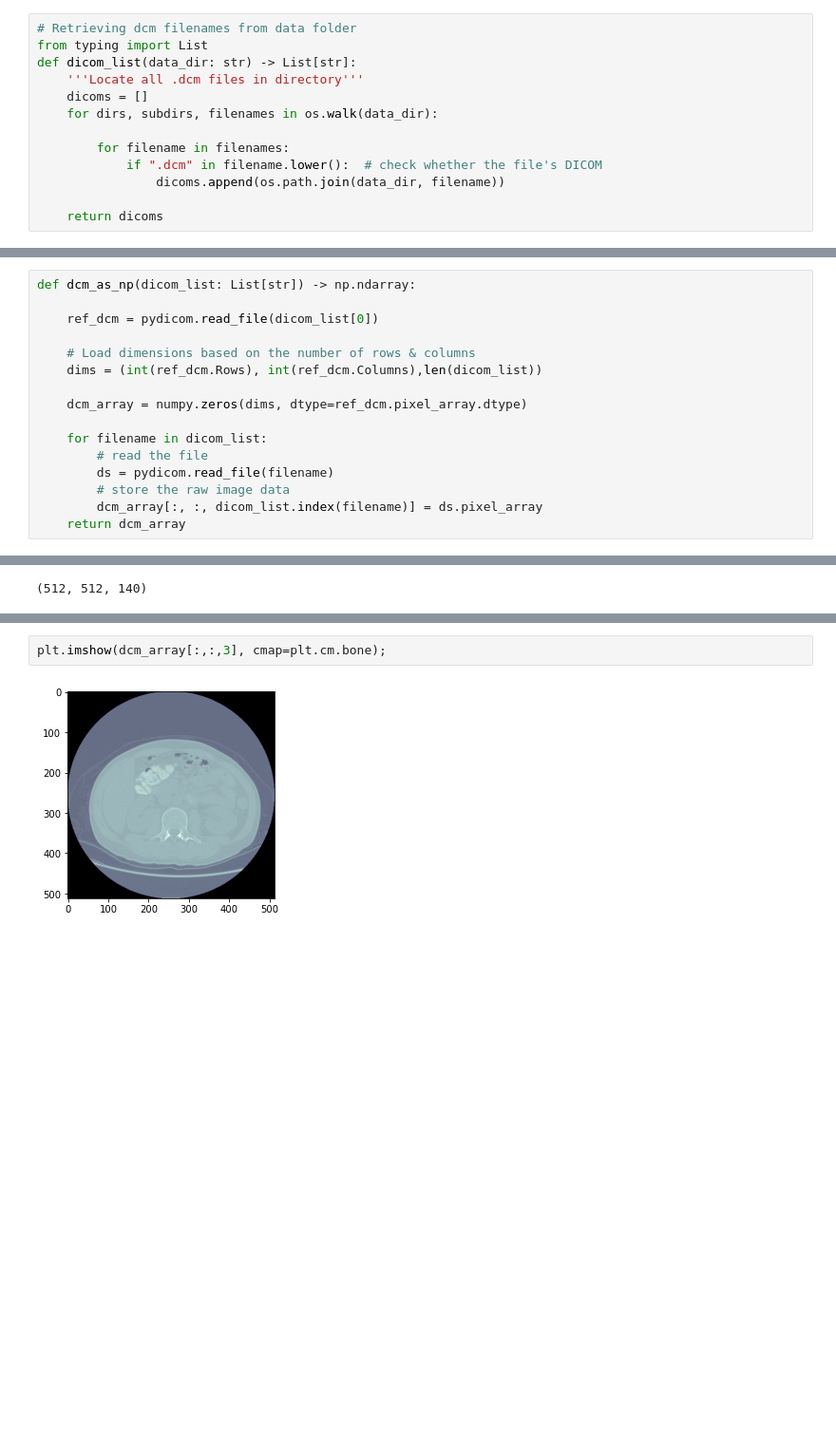
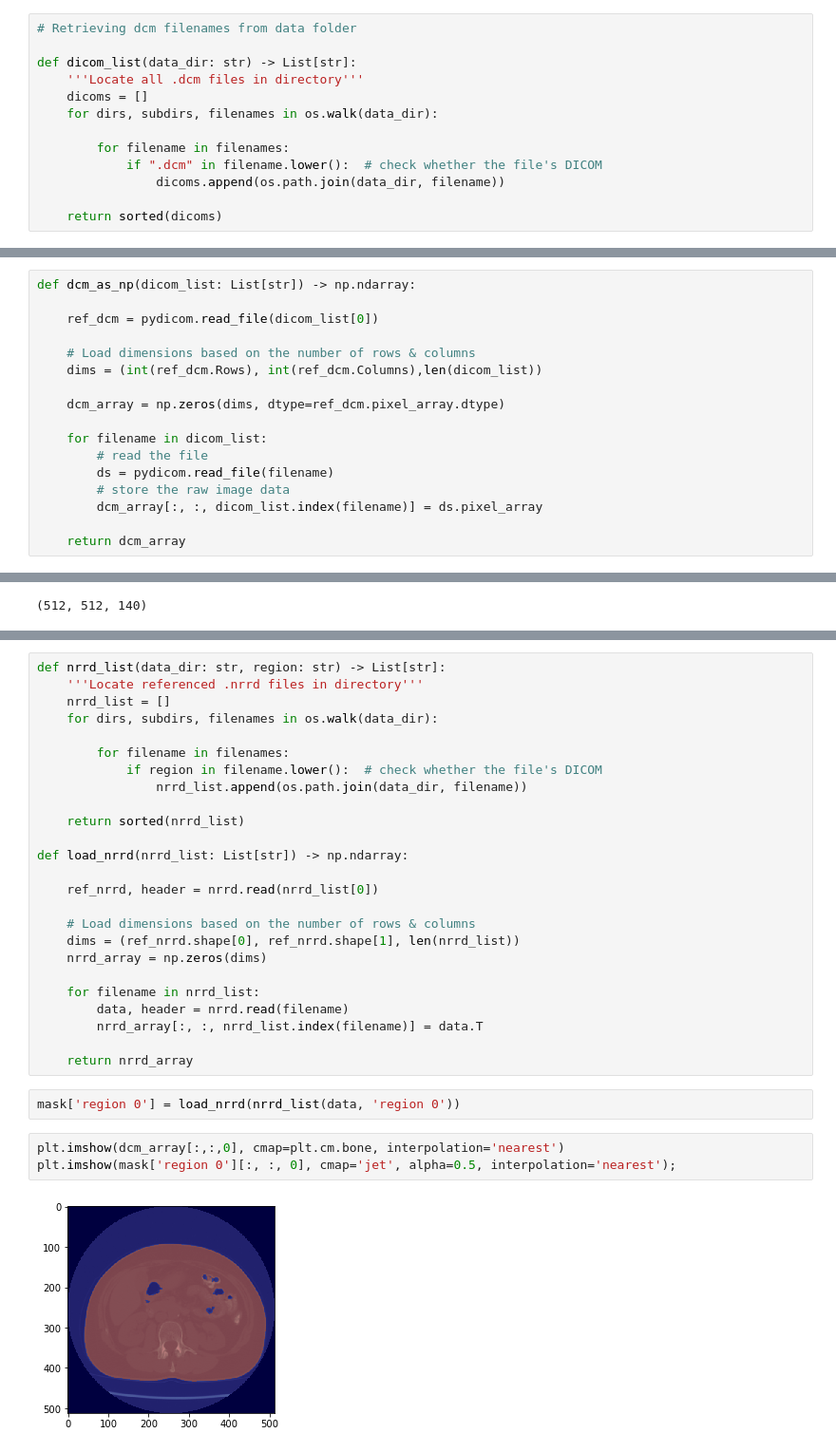
Before and after one commit to crusher083/sarcopenAI, a Jupyter notebook: image-import.ipynb, the cells around one changed output, grey strips where cells are left out. Shown at 95% size. Saved outputs shown, nothing was run; the diff lists cells and outputs as text; blank space fills up the shorter version.

```diff
--- a/image-import.ipynb
+++ b/image-import.ipynb
@@ -14,6 +18,6 @@ data = os.path.abspath('./data')
 # %%
 # Retrieving dcm filenames from data folder
-from typing import List
+
 def dicom_list(data_dir: str) -> List[str]:
     '''Locate all .dcm files in directory'''
     dicoms = []
@@ -23,7 +27,7 @@ def dicom_list(data_dir: str) -> List[str]:
             if ".dcm" in filename.lower():  # check whether the file's DICOM
                 dicoms.append(os.path.join(data_dir, filename))
 
-    return dicoms
+    return sorted(dicoms)
 # %%
 dcms = dicom_list(data)
 # %%
@@ -41,13 +45,14 @@ def dcm_as_np(dicom_list: List[str]) -> np.ndarray:
     # Load dimensions based on the number of rows & columns
     dims = (int(ref_dcm.Rows), int(ref_dcm.Columns),len(dicom_list))
 
-    dcm_array = numpy.zeros(dims, dtype=ref_dcm.pixel_array.dtype)
+    dcm_array = np.zeros(dims, dtype=ref_dcm.pixel_array.dtype)
 
     for filename in dicom_list:
         # read the file
         ds = pydicom.read_file(filename)
         # store the raw image data
         dcm_array[:, :, dicom_list.index(filename)] = ds.pixel_array
+
     return dcm_array
 # %%
 dcm_array = dcm_as_np(dcms)
@@ -62,4 +69,32 @@ dcm_array.shape
+# %%
+def nrrd_list(data_dir: str, region: str) -> List[str]:
+    '''Locate referenced .nrrd files in directory'''
+    nrrd_list = []
+    for dirs, subdirs, filenames in os.walk(data_dir):
+
+        for filename in filenames:
+            if region in filename.lower():  # check whether the file's DICOM
+                nrrd_list.append(os.path.join(data_dir, filename))
+
+    return sorted(nrrd_list)
+
+def load_nrrd(nrrd_list: List[str]) -> np.ndarray:
+
+    ref_nrrd, header = nrrd.read(nrrd_list[0])
+
+    # Load dimensions based on the number of rows & columns
+    dims = (ref_nrrd.shape[0], ref_nrrd.shape[1], len(nrrd_list))
+    nrrd_array = np.zeros(dims)
+
+    for filename in nrrd_list:
+        data, header = nrrd.read(filename)
+        nrrd_array[:, :, nrrd_list.index(filename)] = data.T
+
+    return nrrd_array
+# %%
+mask['region 0'] = load_nrrd(nrrd_list(data, 'region 0'))
 # %%
-plt.imshow(dcm_array[:,:,3], cmap=plt.cm.bone);
+plt.imshow(dcm_array[:,:,0], cmap=plt.cm.bone, interpolation='nearest')
+plt.imshow(mask['region 0'][:, :, 0], cmap='jet', alpha=0.5, interpolation='nearest');
 # %% [output]
-[figure, old version]
+[figure, new version]
```
Also changed, not shown: parts of 21 cells of this notebook.
